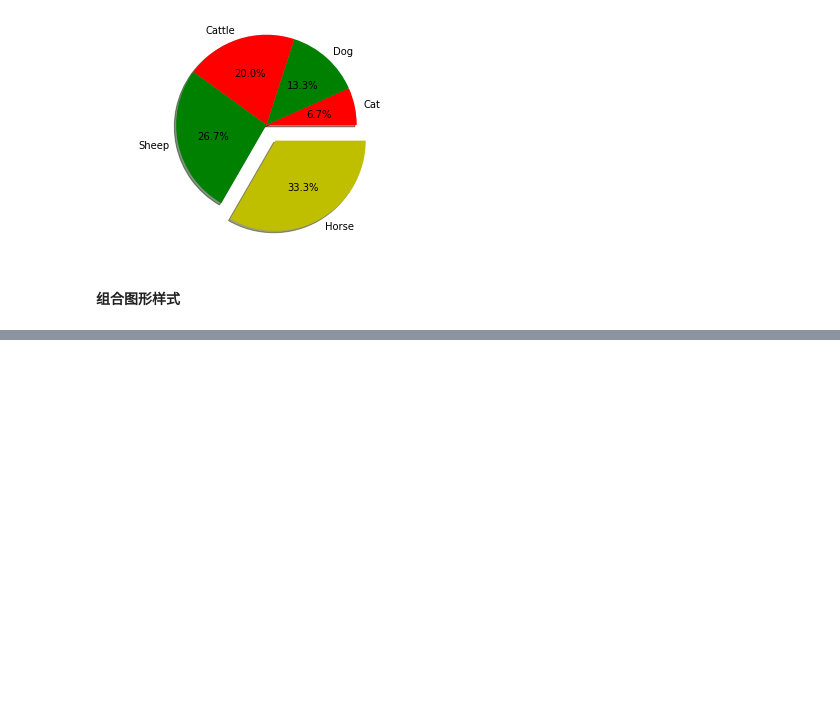
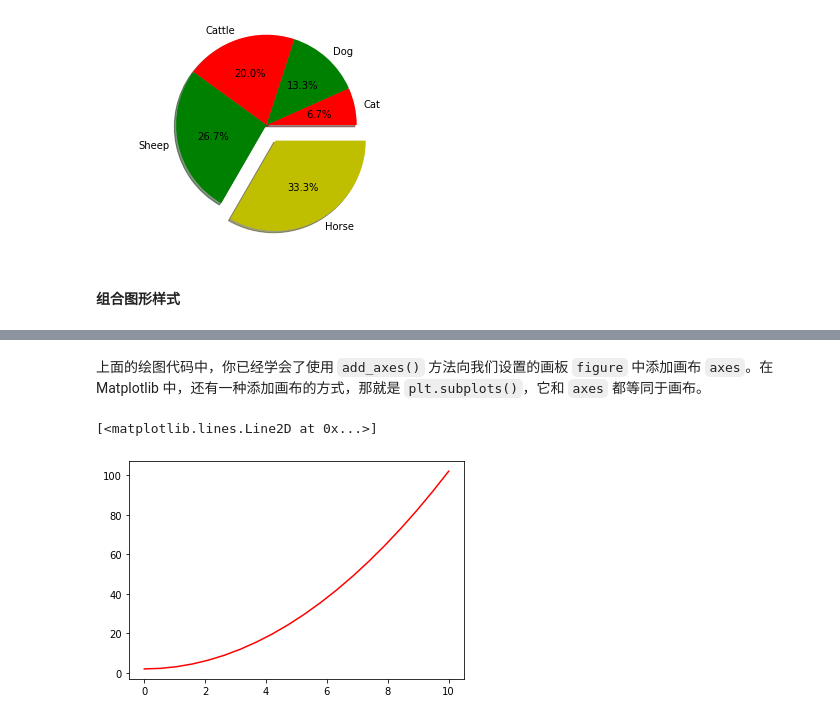
Before and after one commit to KingsleyCheng2021/Python, a Jupyter notebook: matplotlib.ipynb, the cells around one changed output, grey strips where cells are left out. Cells and saved outputs as stored; diff of their text form; code cells hidden in the pictures; blank space fills up the shorter version.

```diff
--- a/matplotlib.ipynb
+++ b/matplotlib.ipynb
@@ -211,0 +254,8 @@ plt.axis('equal')
+# %% [markdown]
+上面的绘图代码中，你已经学会了使用 `add_axes()` 方法向我们设置的画板 `figure` 中添加画布 `axes`。在 Matplotlib 中，还有一种添加画布的方式，那就是 `plt.subplots()`，它和 `axes` 都等同于画布。
+# %%
+fig, axes = plt.subplots()
+axes.plot(x, y, 'r')
+# %% [output]
+[<matplotlib.lines.Line2D at 0x...>]
+[figure, added]
```
Also changed, not shown: parts of 33 cells of this notebook.
